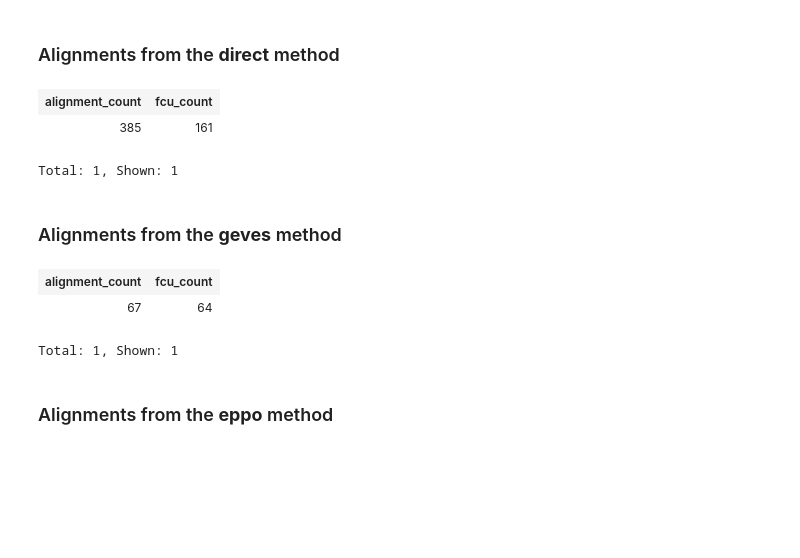
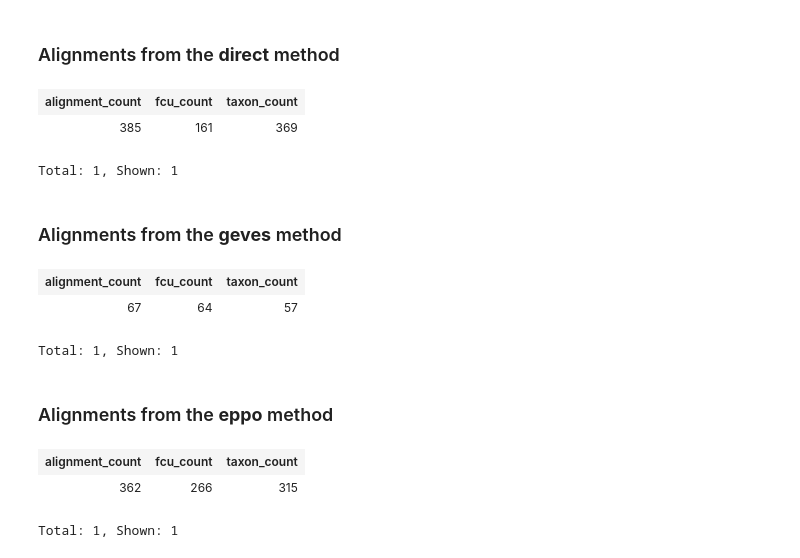
Before and after one commit to Wimmics/d2kab-alignments, a Jupyter notebook: precision/query-alignments.ipynb, the cells around one changed output. Drawn from its saved outputs; the diff is of its cells as text; code cells hidden in the pictures; blank space fills up the shorter version.

```diff
--- a/precision/query-alignments.ipynb
+++ b/precision/query-alignments.ipynb
@@ -197,40 +237,51 @@ ___
 # %% [markdown]
 ### Alignments from the **direct** method
 # %%
-select (count(distinct *) as ?alignment_count) (count(distinct ?fcu) as ?fcu_count) where {
+select (count(distinct *) as ?alignment_count) (count(distinct ?fcu) as ?fcu_count) (count(distinct ?taxon) as ?taxon_count) where {
 
     service <http://graph.i3s.unice.fr/repositories/taxref-ld> {
         select distinct *
         from <http://taxref.mnhn.fr/lod/graph/alignment-fcu-precision>
         where {
             ?fcu <http://taxref.mnhn.fr/lod/property/candidateAlignment_direct> ?taxon.
-            #filter not exists { ?fcu <http://taxref.mnhn.fr/lod/property/candidateAlignment_geves> ?taxon. }
-            #filter not exists { ?fcu <http://taxref.mnhn.fr/lod/property/candidateAlignment_eppo> ?taxon. }
         }
     }
 }  order by ?fcu
 # %% [output]
-| alignment_count | fcu_count |
-| 385 | 161 |
+| alignment_count | fcu_count | taxon_count |
+| 385 | 161 | 369 |
 Total: 1, Shown: 1
 # %% [markdown]
 ### Alignments from the **geves** method
 # %%
-select (count(distinct *) as ?alignment_count) (count(distinct ?fcu) as ?fcu_count) where {
+select (count(distinct *) as ?alignment_count) (count(distinct ?fcu) as ?fcu_count) (count(distinct ?taxon) as ?taxon_count) where {
 
     service <http://graph.i3s.unice.fr/repositories/taxref-ld> {
         select distinct *
         from <http://taxref.mnhn.fr/lod/graph/alignment-fcu-precision>
         where {
             ?fcu <http://taxref.mnhn.fr/lod/property/candidateAlignment_geves> ?taxon.
-            #filter not exists { ?fcu <http://taxref.mnhn.fr/lod/property/candidateAlignment_direct> ?taxon. }
-            #filter not exists { ?fcu <http://taxref.mnhn.fr/lod/property/candidateAlignment_eppo> ?taxon. }
         }
     }
 }  order by ?fcu
 # %% [output]
-| alignment_count | fcu_count |
-| 67 | 64 |
+| alignment_count | fcu_count | taxon_count |
+| 67 | 64 | 57 |
 Total: 1, Shown: 1
 # %% [markdown]
 ### Alignments from the **eppo** method
+# %%
+select (count(distinct *) as ?alignment_count) (count(distinct ?fcu) as ?fcu_count) (count(distinct ?taxon) as ?taxon_count) where {
+
+    service <http://graph.i3s.unice.fr/repositories/taxref-ld> {
+        select distinct *
+        from <http://taxref.mnhn.fr/lod/graph/alignment-fcu-precision>
+        where {
+            ?fcu <http://taxref.mnhn.fr/lod/property/candidateAlignment_eppo> ?taxon.
+        }
+    }
+}  order by ?fcu
+# %% [output]
+| alignment_count | fcu_count | taxon_count |
+| 362 | 266 | 315 |
+Total: 1, Shown: 1
```
Also changed, not shown: parts of 16 cells of this notebook, 2 other files.
